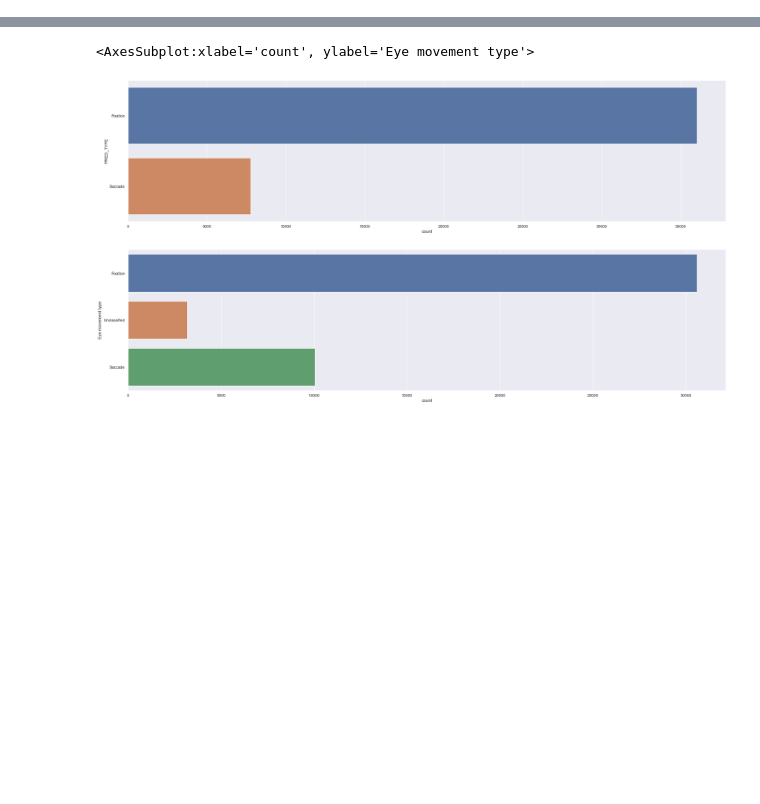
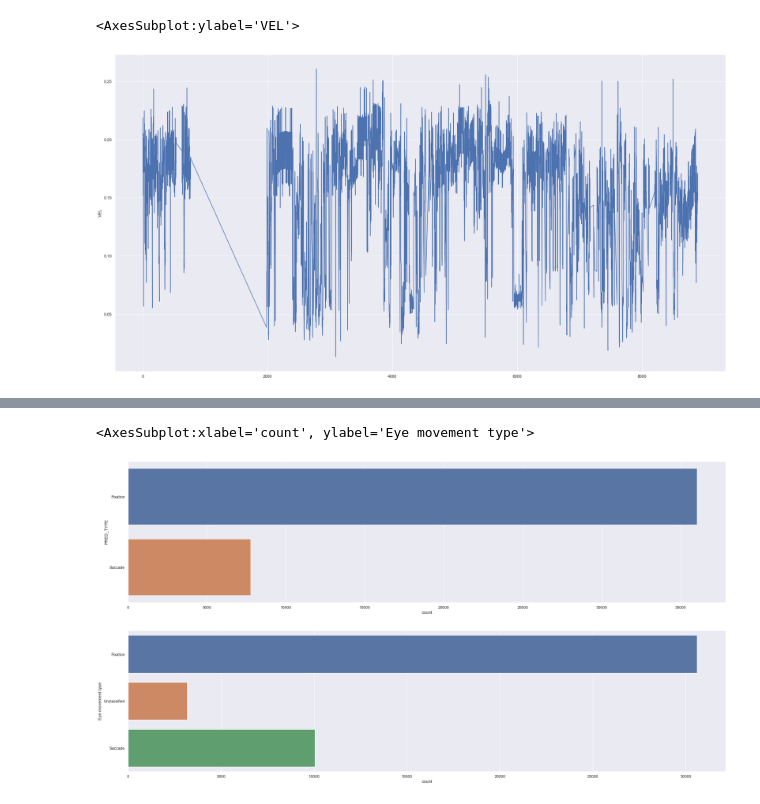
Before and after one commit to Tuur123/StageHITlab, a Jupyter notebook: FixationFinder/research.ipynb, the cells around one changed output, grey strips where cells are left out. Drawn from its saved outputs; the diff is of its cells as text; code cells hidden in the pictures; blank space fills up the shorter version.

```diff
--- a/FixationFinder/research.ipynb
+++ b/FixationFinder/research.ipynb
@@ -22,0 +20,15 @@ data = pd.read_csv('data.tsv', sep='\t')
+# %%
+import pickle
+import seaborn as sns
+
+sns.set(rc = {'figure.figsize':(30, 16)})
+with open('velocities.pkl', 'rb') as f:
+    velocities = pickle.load(f)
+
+data = pd.DataFrame(columns=['VEL'], data=velocities)
+
+plot_data = data
+sns.lineplot(data=plot_data, x=plot_data.index, y='VEL')
+# %% [output]
+<AxesSubplot:ylabel='VEL'>
+[figure, added]
```
Also changed, not shown: parts of 8 cells of this notebook, 7 other files.
